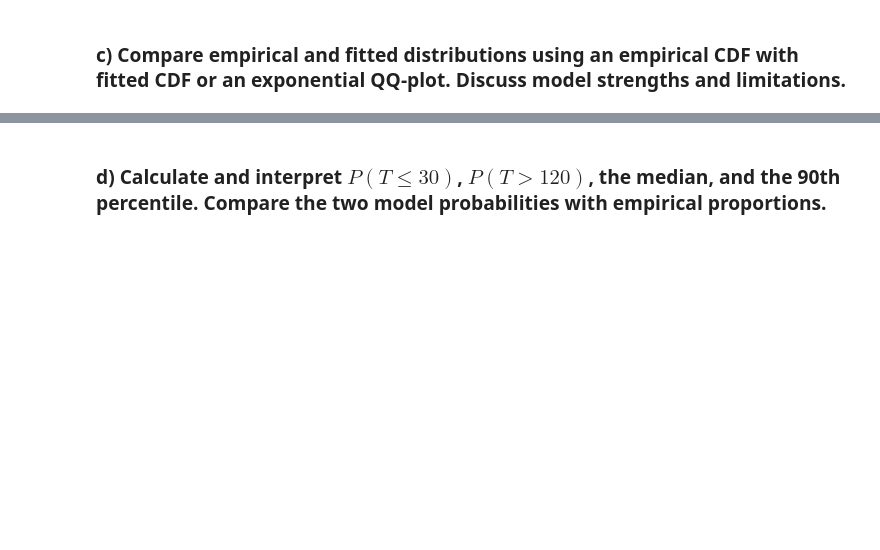
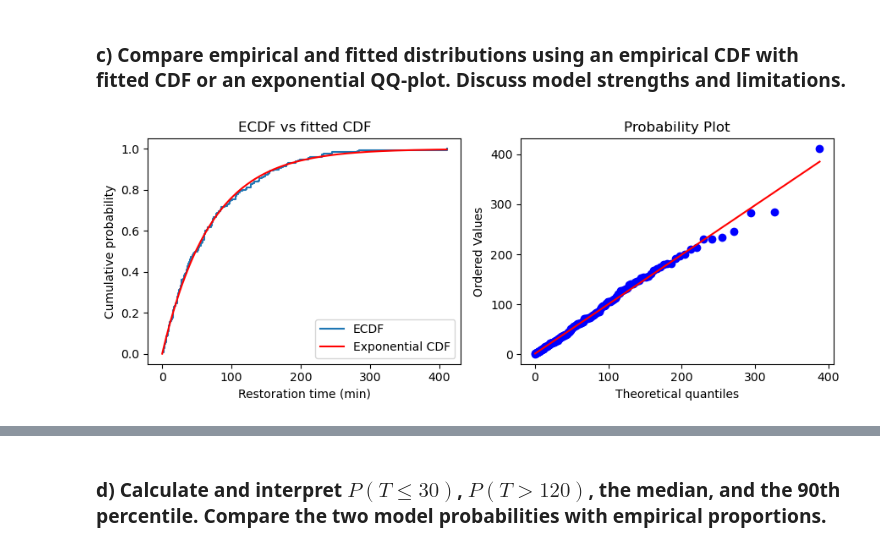
Before and after one commit to Fanticel/STA1, a Jupyter notebook: Asg2/Asg.ipynb, the cells around one changed output, grey strips where cells are left out. Drawn from its saved outputs; the diff is of its cells as text; code cells hidden in the pictures; blank space fills up the shorter version.

```diff
--- a/Asg2/Asg.ipynb
+++ b/Asg2/Asg.ipynb
@@ -225,2 +303,22 @@ $0.6375 - 0.639864972318845 = -0.0023649723188450267$
 # %% [markdown]
 ### c) Compare empirical and fitted distributions using an empirical CDF with fitted CDF or an exponential QQ-plot. Discuss model strengths and limitations.
+# %%
+t_sorted = np.sort(T_data)
+ecdf = np.arange(1, n + 1) / n
+
+fig, axes = plt.subplots(1, 2, figsize=(9, 3.6))
+
+axes[0].set_title("ECDF vs fitted CDF")
+axes[0].step(t_sorted, ecdf, where="post", label="ECDF")
+axes[0].plot(xs, E.cdf(xs), color="red", label="Exponential CDF")
+axes[0].set_xlabel("Restoration time (min)")
+axes[0].set_ylabel("Cumulative probability")
+axes[0].legend()
+
+axes[1].set_title("Exponential QQ-plot")
+stats.probplot(T_data, dist=E, plot=axes[1])
+
+plt.tight_layout()
+plt.show()
+# %% [output]
+[figure, added]
```
Also changed, not shown: parts of 14 cells of this notebook.
